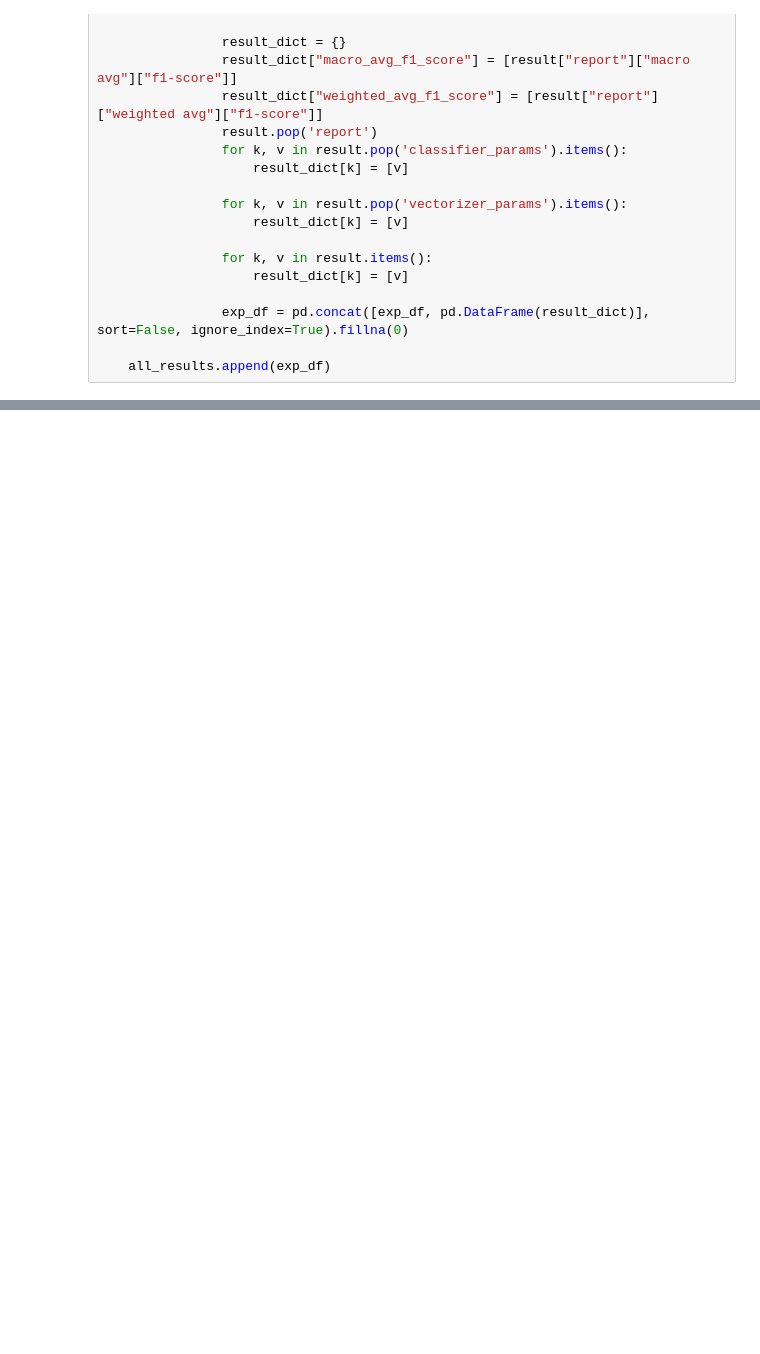
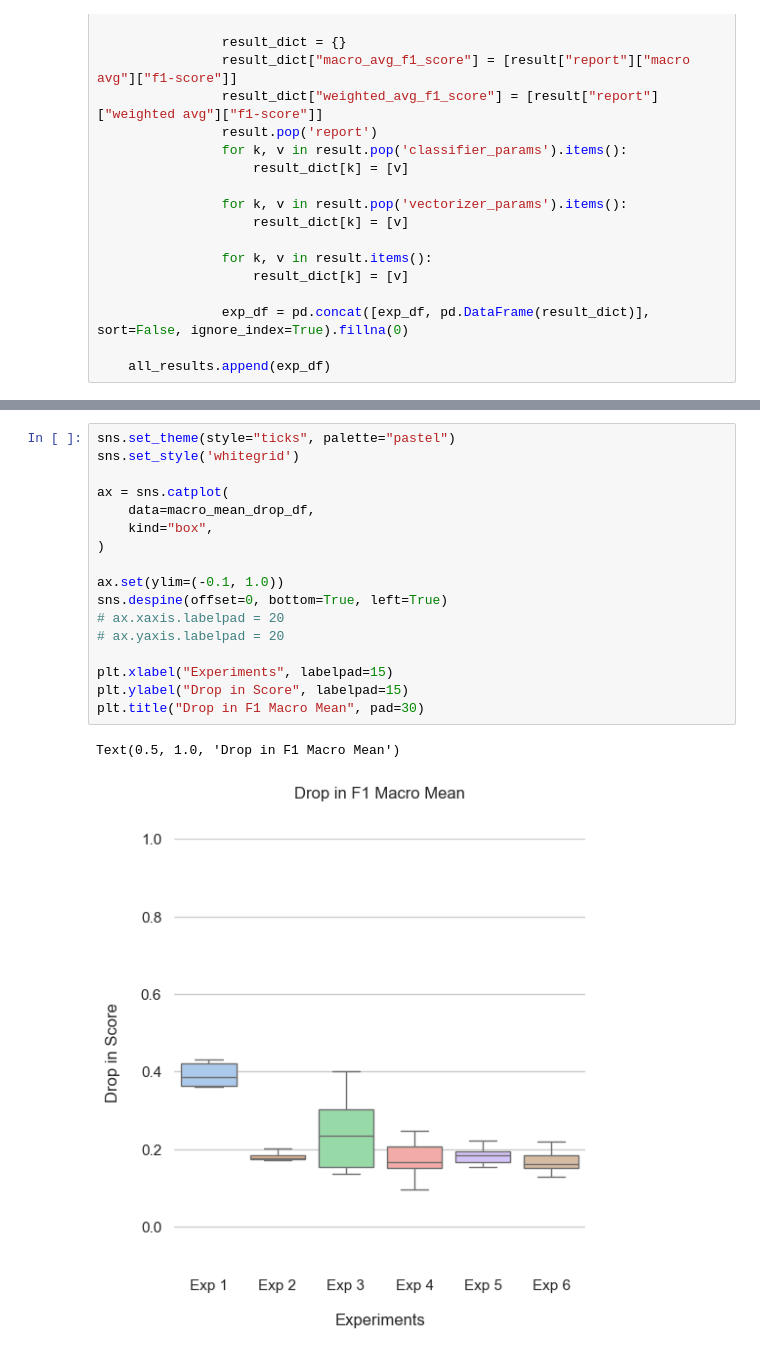
Before and after one commit to rootdrew27/cyberbullying-ml, a Jupyter notebook: official/experiments2.0/analysis.ipynb, the cells around one changed output, grey strips where cells are left out. Cells and saved outputs as stored; diff of their text form; blank space fills up the shorter version.

```diff
--- a/official/experiments2.0/analysis.ipynb
+++ b/official/experiments2.0/analysis.ipynb
@@ -56,0 +109,20 @@ all_results[2]
+# %%
+sns.set_theme(style="ticks", palette="pastel")
+sns.set_style('whitegrid')
+
+ax = sns.catplot(
+    data=macro_mean_drop_df,
+    kind="box",
+)
+
+ax.set(ylim=(-0.1, 1.0))
+sns.despine(offset=0, bottom=True, left=True)
+# ax.xaxis.labelpad = 20
+# ax.yaxis.labelpad = 20
+
+plt.xlabel("Experiments", labelpad=15)
+plt.ylabel("Drop in Score", labelpad=15)
+plt.title("Drop in F1 Macro Mean", pad=30)
+# %% [output]
+Text(0.5, 1.0, 'Drop in F1 Macro Mean')
+[figure, added]
```
Also changed, not shown: parts of 10 cells of this notebook, 10 other files.
